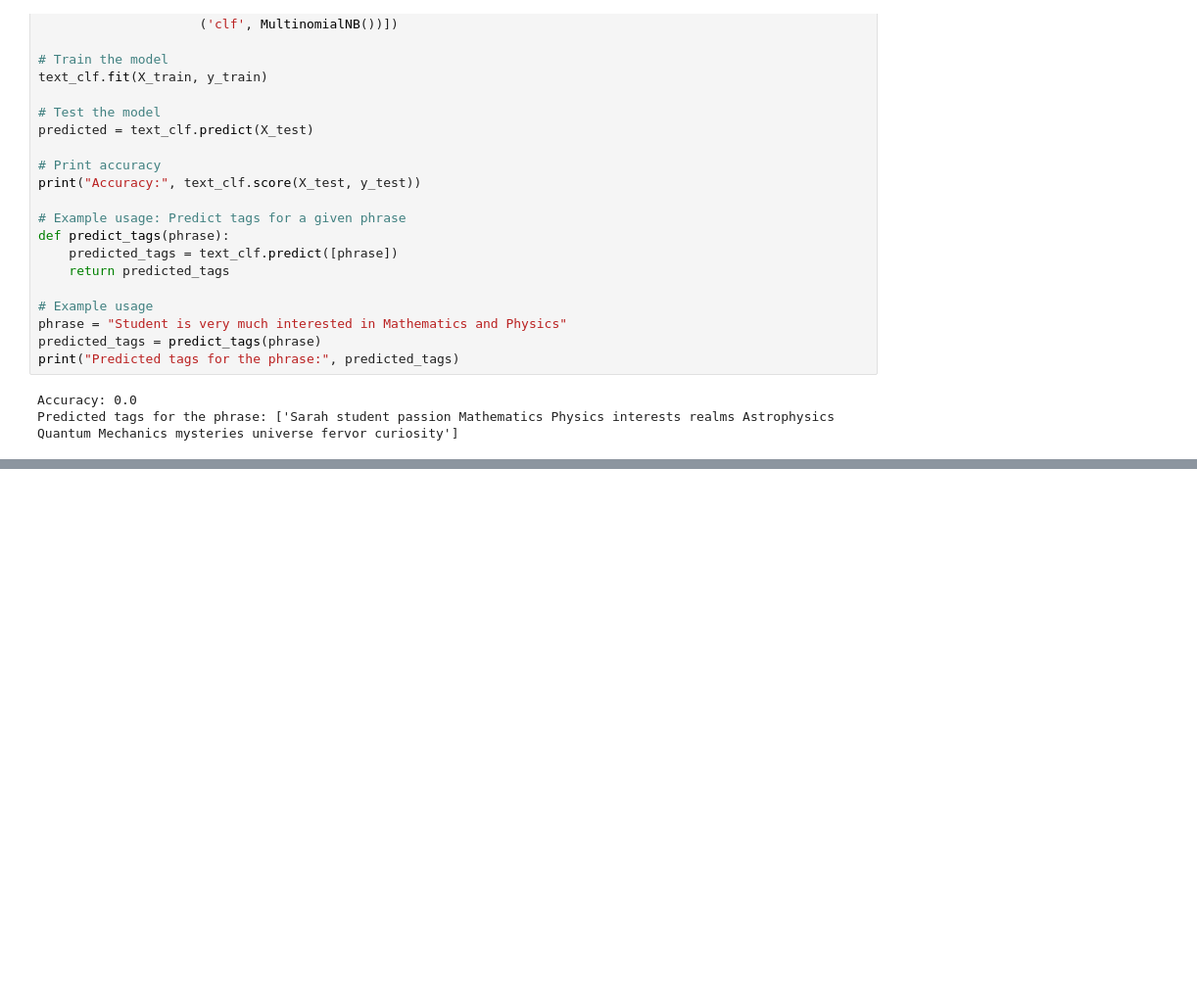
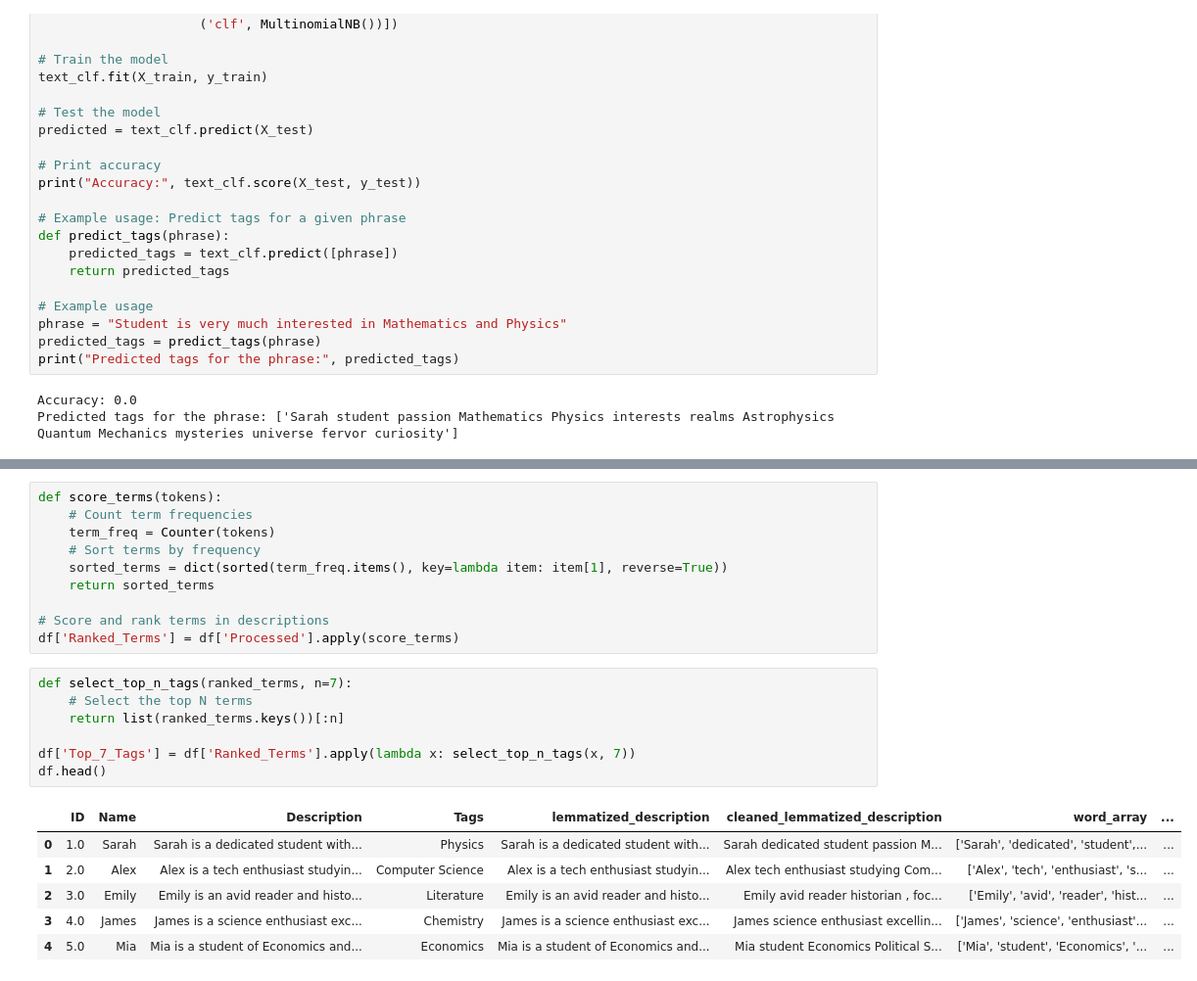
Before and after one commit to Ambuj31/Tagging, a Jupyter notebook: Gauri_Ambuj_Code.ipynb, the cells around one changed output, grey strips where cells are left out. Shown: that part at 98% size. Drawn from its saved outputs; the diff is of its cells as text; blank space fills up the shorter version.

```diff
--- a/Gauri_Ambuj_Code.ipynb
+++ b/Gauri_Ambuj_Code.ipynb
@@ -225,0 +262,24 @@ Predicted tags for the phrase: ['Sarah student passion Mathematics Physics inter
+# %%
+def score_terms(tokens):
+    # Count term frequencies
+    term_freq = Counter(tokens)
+    # Sort terms by frequency
+    sorted_terms = dict(sorted(term_freq.items(), key=lambda item: item[1], reverse=True))
+    return sorted_terms
+
+# Score and rank terms in descriptions
+df['Ranked_Terms'] = df['Processed'].apply(score_terms)
+# %%
+def select_top_n_tags(ranked_terms, n=7):
+    # Select the top N terms
+    return list(ranked_terms.keys())[:n]
+
+df['Top_7_Tags'] = df['Ranked_Terms'].apply(lambda x: select_top_n_tags(x, 7))
+df.head()
+# %% [output]
+|  | ID | Name | Description | Tags | lemmatized_description | cleaned_lemmatized_description | word_array | ... |
+| 0 | 1.0 | Sarah | Sarah is a dedicated student with... | Physics | Sarah is a dedicated student with... | Sarah dedicated student passion M... | ['Sarah', 'dedicated', 'student',... | ... |
+| 1 | 2.0 | Alex | Alex is a tech enthusiast studyin... | Computer Science | Alex is a tech enthusiast studyin... | Alex tech enthusiast studying Com... | ['Alex', 'tech', 'enthusiast', 's... | ... |
+| 2 | 3.0 | Emily | Emily is an avid reader and histo... | Literature | Emily is an avid reader and histo... | Emily avid reader historian , foc... | ['Emily', 'avid', 'reader', 'hist... | ... |
+| 3 | 4.0 | James | James is a science enthusiast exc... | Chemistry | James is a science enthusiast exc... | James science enthusiast excellin... | ['James', 'science', 'enthusiast'... | ... |
+| 4 | 5.0 | Mia | Mia is a student of Economics and... | Economics | Mia is a student of Economics and... | Mia student Economics Political S... | ['Mia', 'student', 'Economics', '... | ... |
```
Also changed, not shown: parts of 4 cells of this notebook, 1 other file.
